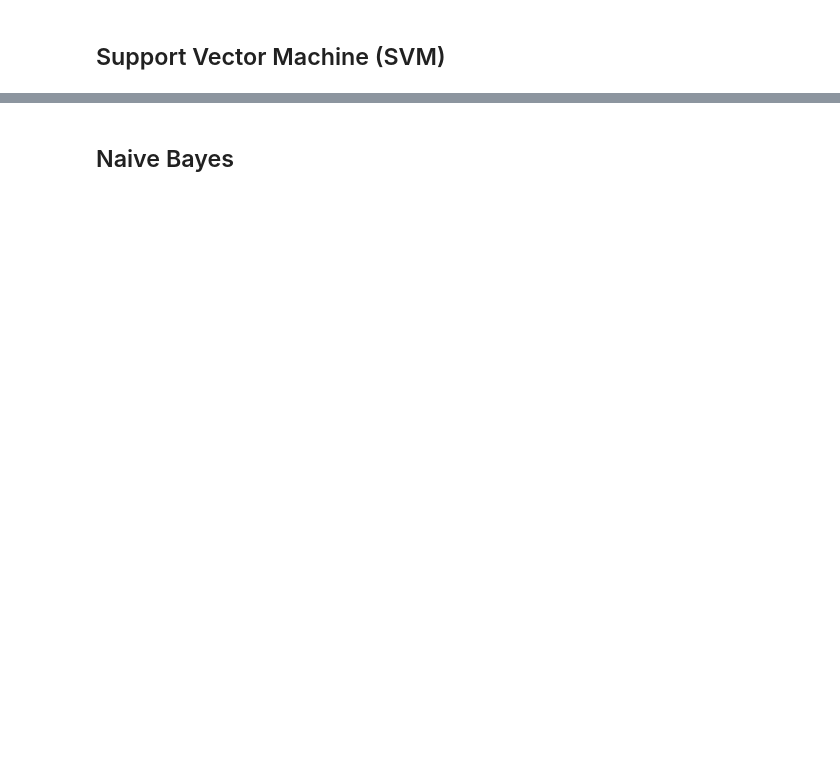
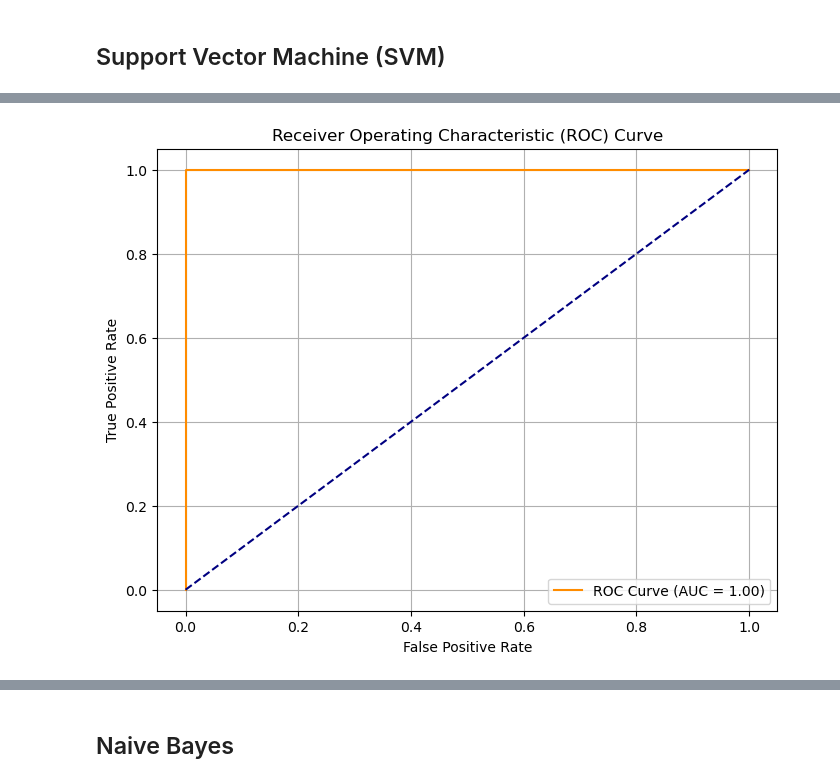
Before and after one commit to aastha0424/AasthaSingh-GlucoSense-Infy-Nov24, a Jupyter notebook: model_trainning.ipynb, the cells around one changed output, grey strips where cells are left out. Saved outputs shown, nothing was run; the diff lists cells and outputs as text; code cells hidden in the pictures; blank space fills up the shorter version.

```diff
--- a/model_trainning.ipynb
+++ b/model_trainning.ipynb
@@ -339,0 +355,67 @@ weighted avg       0.97      0.97      0.97       104
+# %%
+from sklearn.svm import SVC
+from sklearn.metrics import accuracy_score, roc_auc_score, confusion_matrix, log_loss, matthews_corrcoef, roc_curve, auc, classification_report
+import matplotlib.pyplot as plt
+
+# Create the SVM model with probability=True
+best_svm_model = SVC(
+    C=1.0,                       # Regularization parameter
+    kernel='rbf',                 # Kernel type (RBF is commonly used)
+    gamma='scale',                # Gamma parameter (scale is a common value)
+    class_weight='balanced',      # Handle class imbalance
+    decision_function_shape='ovr', # One-vs-Rest approach for multi-class
+    tol=1e-3,                     # Stopping criteria tolerance
+    max_iter=-1,                  # No maximum iterations
+    shrinking=True,               # Use shrinking heuristic
+    probability=True              # Enable probability estimates
+)
+
+# Train the model
+best_svm_model.fit(X_train, y_train)
+
+# Predictions
+svm_predictions = best_svm_model.predict(X_test)
+svm_pred_proba = best_svm_model.predict_proba(X_test)[:, 1]  # Probabilities for ROC-AUC
+
+# Accuracy and ROC-AUC score
+svm_accuracy = accuracy_score(y_test, svm_predictions)
+svm_roc_auc = roc_auc_score(y_test, svm_pred_proba)
+
+# Compute confusion matrix
+conf_matrix = confusion_matrix(y_test, svm_predictions)
+
+# Log Loss
+svm_log_loss = log_loss(y_test, svm_pred_proba)
+
+# Matthews Correlation Coefficient (MCC)
+mcc = matthews_corrcoef(y_test, svm_predictions)
+
+# Specificity calculation
+tn, fp, fn, tp = conf_matrix.ravel()
+specificity = tn / (tn + fp)
+
+# ROC curve data for plotting
+fpr, tpr, thresholds = roc_curve(y_test, svm_pred_proba)
+roc_auc_value = auc(fpr, tpr)
+
+# Display metrics
+print(f"SVM Tuned Accuracy: {svm_accuracy:.2f}")
+print(f"SVM Tuned ROC-AUC: {svm_roc_auc:.2f}")
+print(f"SVM Log Loss: {svm_log_loss:.2f}")
+print(f"SVM Matthews Correlation Coefficient (MCC): {mcc:.2f}")
+print(f"SVM Specificity: {specificity:.2f}")
+print("Confusion Matrix:")
+print(conf_matrix)
+print("Classification Report:\n", classification_report(y_test, svm_predictions))
+
+# Plot ROC curve
+plt.figure(figsize=(8, 6))
+plt.plot(fpr, tpr, label=f'ROC Curve (AUC = {roc_auc_value:.2f})', color='darkorange')
+plt.plot([0, 1], [0, 1], color='navy', linestyle='--')
+plt.xlabel('False Positive Rate')
+plt.ylabel('True Positive Rate')
+plt.title('Receiver Operating Characteristic (ROC) Curve')
+plt.legend(loc="lower right")
+plt.grid()
+plt.show()
+# %% [output]
@@ -339,0 +439 @@ weighted avg       0.97      0.97      0.97       104
+[figure, added]
```
Also changed, not shown: parts of 40 cells of this notebook, 4 other files.
